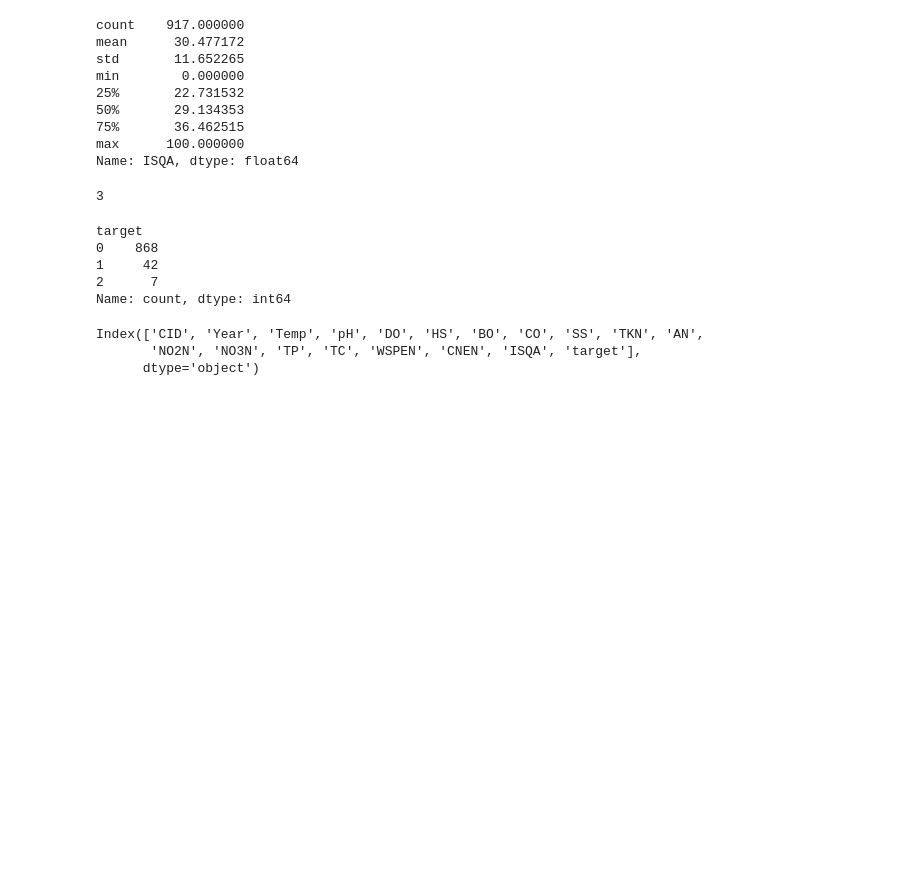
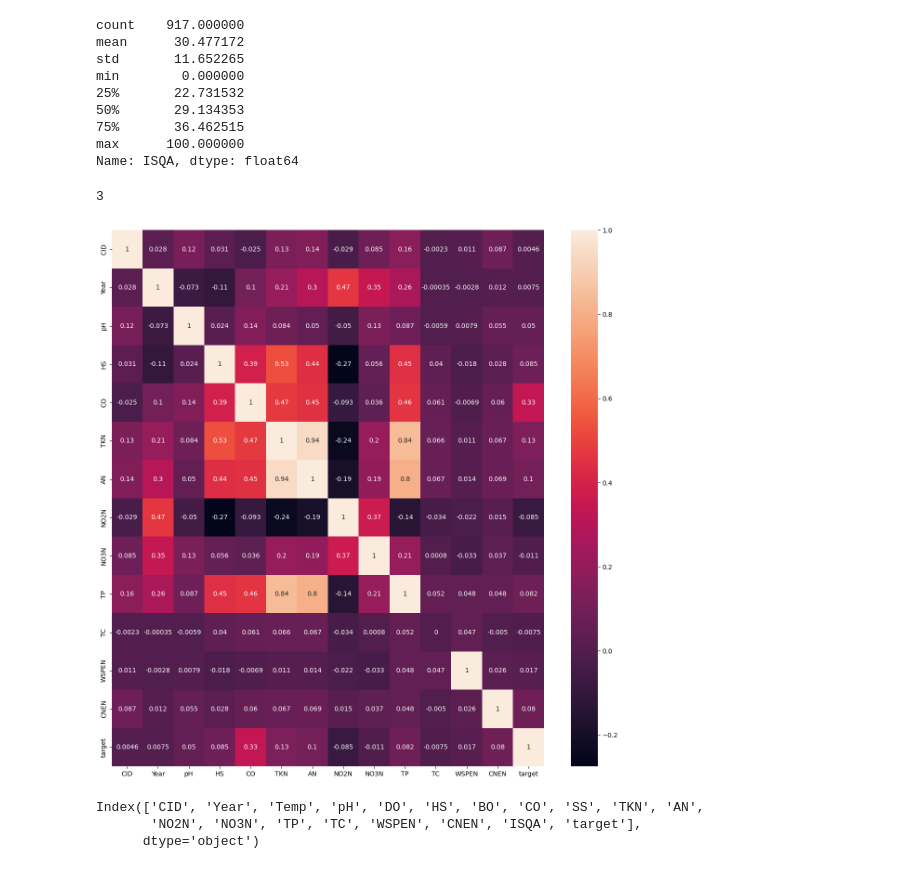
Before and after one commit to puskr99/ml-project-water-potability, a Jupyter notebook: code/water.ipynb, the cells around one changed output. Drawn from its saved outputs; the diff is of its cells as text; code cells hidden in the pictures; blank space fills up the shorter version.

```diff
--- a/code/water.ipynb
+++ b/code/water.ipynb
@@ -303,14 +297,12 @@ data['target'] = data['ISQA'].apply(calc_water_potability)
 data['target'].nunique()
 # %% [output]
 3
-# %%
-data['target'].value_counts()
-# %% [output]
-target
-0    868
-1     42
-2      7
-Name: count, dtype: int64
+# %%
+plt.figure(figsize=(15, 15))
+sns.heatmap(data=data.drop(columns=['BO', 'SS', 'Temp', 'DO', 'ISQA']).corr(numeric_only=True), annot=True)
+plt.show()
+# %% [output]
+[figure, added]
 # %%
 data.columns
 # %% [output]
```
Also changed, not shown: parts of 1 cell of this notebook.
